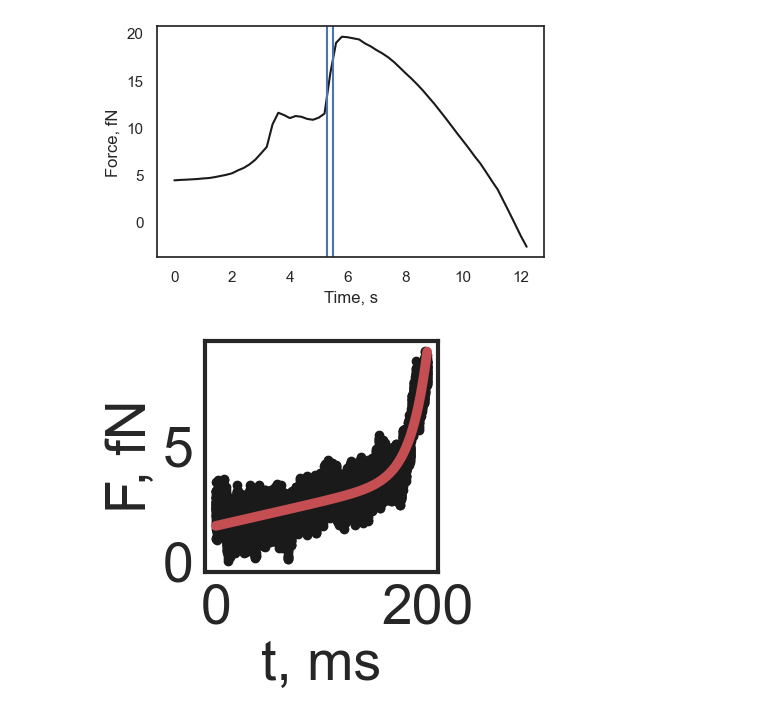
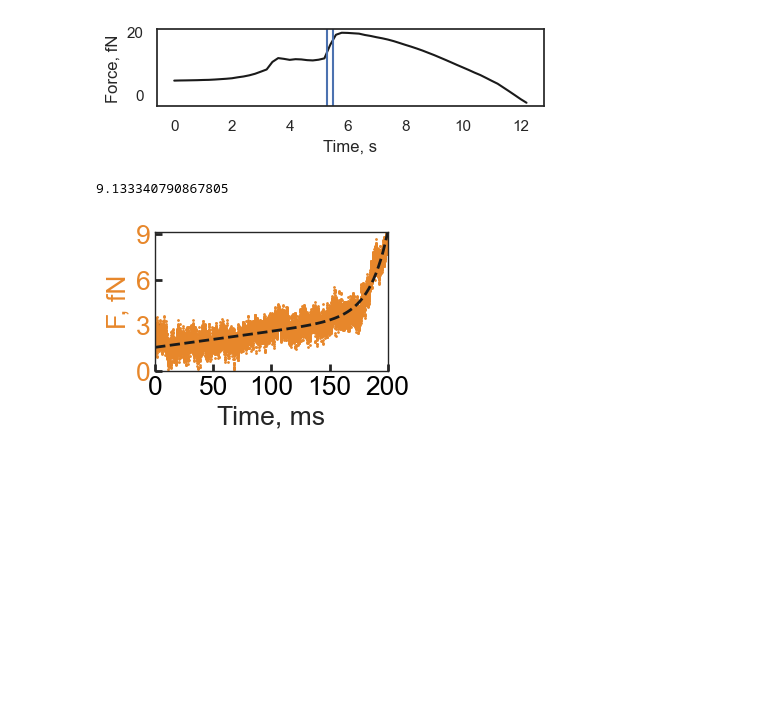
Before and after one commit to walterlab-um/intra_condensate_SPT, a Jupyter notebook: plot_paper_figure/Fig1_CTRAP_fit_histo.ipynb, the cells around one changed output. Cells and saved outputs as stored; diff of their text form; code cells hidden in the pictures; blank space fills up the shorter version.

```diff
--- a/plot_paper_figure/Fig1_CTRAP_fit_histo.ipynb
+++ b/plot_paper_figure/Fig1_CTRAP_fit_histo.ipynb
@@ -71,50 +71,57 @@ popt, pcov = curve_fit(
 )
 # %%
 # show the selected range in the full trace
-plt.figure(figsize=(5,3))
+plt.figure(figsize=(5,1))
 plt.plot(t, f, "k")
 plt.axvline(t_range_for_fitting[0])
 plt.axvline(t_range_for_fitting[1])
 plt.xlabel("Time, s")
 plt.ylabel("Force, fN")
 plt.savefig(fname[:-3] + "-maxpeak.png", format="png")
 plt.show()
 # %% [output]
-[figure, old version]
+[figure, new version]
 # %%
+fontsize = 19
+color = "#E7872B"
 # plot fitting with raw data
-plt.figure(figsize=(3, 3))
-plt.scatter(t_tofit, f_tofit, color="k")
+fig, ax = plt.subplots(figsize=(3, 1.8))
+ax.scatter(t_tofit, f_tofit, color=color, s=1)
 t_toplot = np.linspace(t_tofit[0], t_tofit[-1], 100)
-f_fitted = func(
-    t_toplot,
-    popt[0],
-    popt[1],
-    popt[2],
-    popt[3],
+f_fitted = func(t_toplot, popt[0], popt[1], popt[2], popt[3])
+ax.plot(t_toplot, f_fitted, color="k", lw=2, ls="--")
+plt.xlim(t_tofit[0], t_tofit[-1])
+plt.ylim(f_tofit.min(), f_tofit.max())
+plt.xticks([0, 50, 100, 150, 200])
+plt.yticks([0, 3, 6, 9])
+ax.tick_params(
+    axis="y",
+    labelcolor=color,
+    labelsize=fontsize,
+    direction="in",
+    length=5,
+    width=2,
+    reset=True,
+    right=False,
 )
-plt.plot(t_toplot, f_fitted, color="r", lw=7)
-fontsize_inlet = 40
-plt.xlabel(
-    "t, ms",
-    fontsize=fontsize_inlet,
+ax.tick_params(
+    axis="x",
+    labelcolor="black",
+    labelsize=fontsize,
+    direction="in",
+    length=5,
+    width=2,
+    reset=True,
+    top=False,
 )
-plt.ylabel(
-    "F, fN",
-    fontsize=fontsize_inlet,
-)
-plt.gca().tick_params(
-    axis="both",
-    labelsize=fontsize_inlet,
-    direction="out",
-    length=5,
-    width=1,
-)
-plt.gca().spines[:].set_linewidth(3)
+plt.xlabel("Time, ms", fontsize=fontsize)
+plt.ylabel("F, fN", fontsize=fontsize, color=color)
+ax.spines[:].set_linewidth(1)
 plt.savefig(fname[:-3] + "-fitting.png", format="png", dpi=300, bbox_inches="tight")
-plt.show()
+f_tofit.max()
 # %% [output]
+9.133340790867805
-[figure, old version]
+[figure, new version]
 # %%
 # histogram
 df = pd.read_csv("fitting_largest_jump_results.csv")
```
Also changed, not shown: parts of 1 cell of this notebook.
